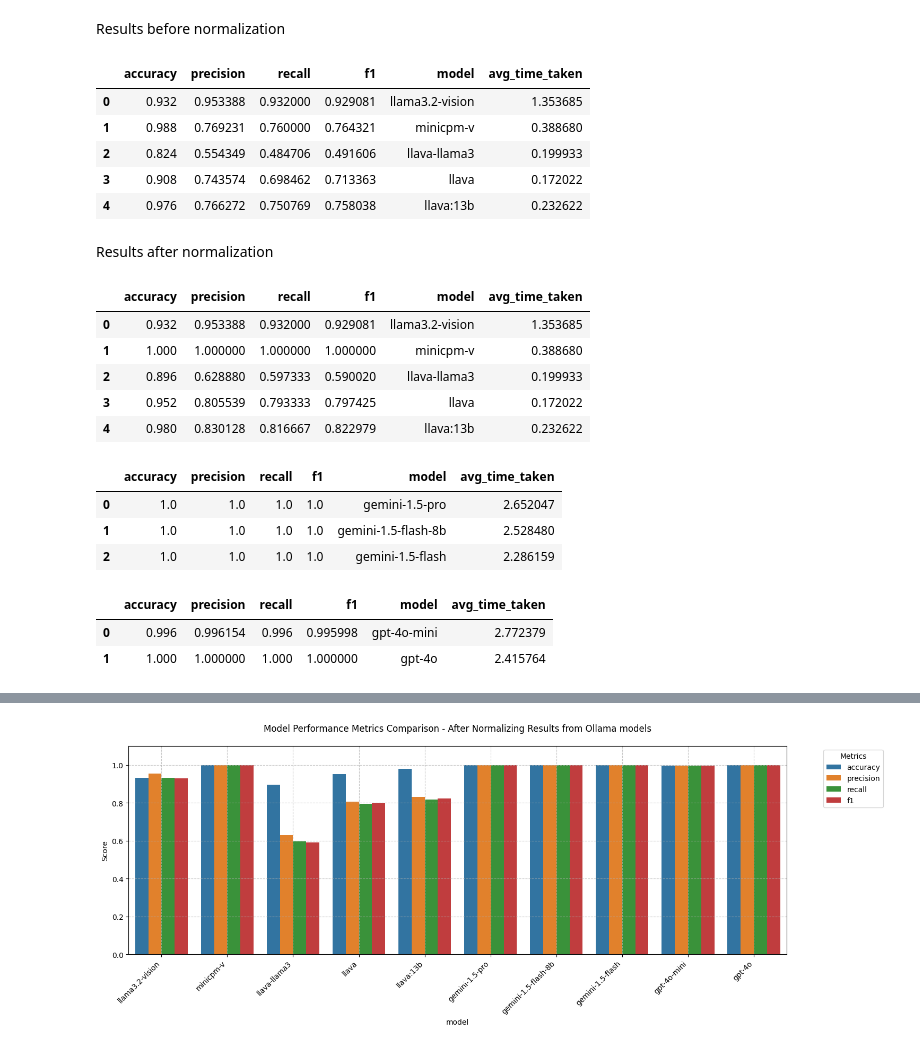
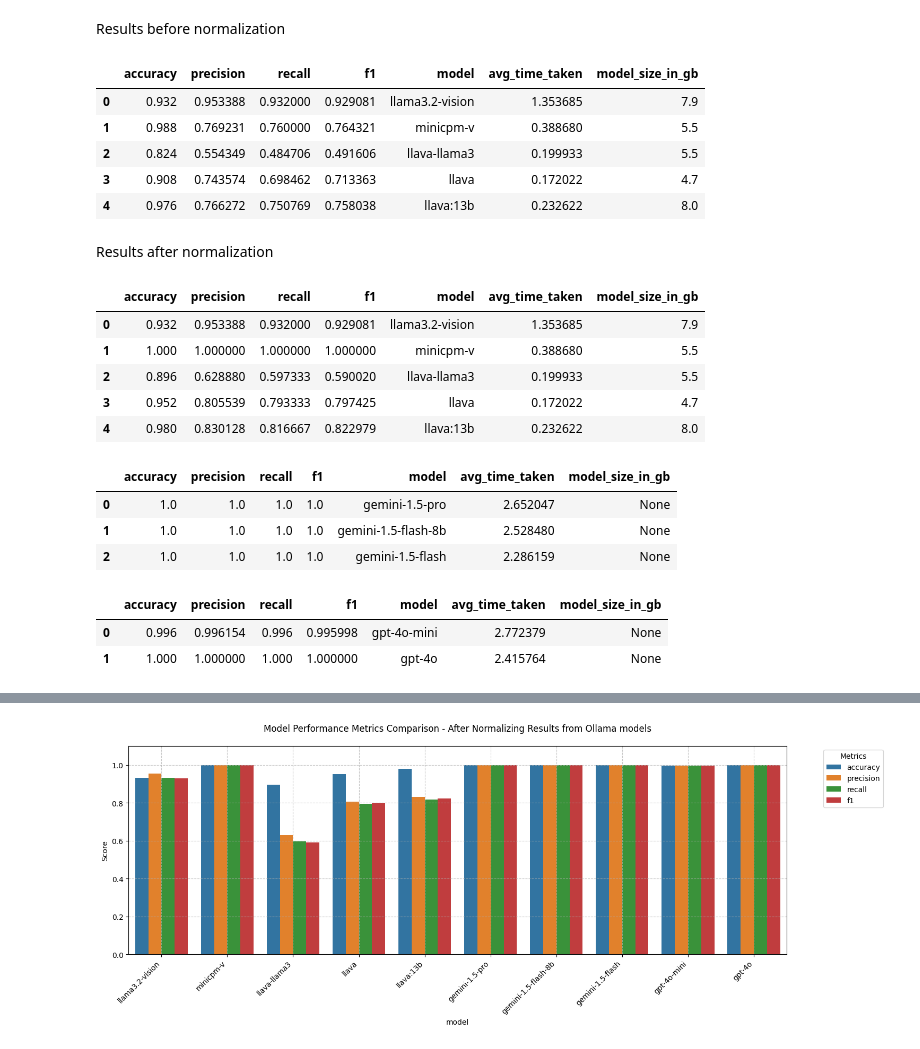
Before and after one commit to di37/image-classification-using-multimodal-llms, a Jupyter notebook: notebooks/04_Models_Evaluation.ipynb, the cells around one changed output, grey strips where cells are left out. Saved outputs shown, nothing was run; the diff lists cells and outputs as text; code cells hidden in the pictures.

```diff
--- a/notebooks/04_Models_Evaluation.ipynb
+++ b/notebooks/04_Models_Evaluation.ipynb
@@ -24,33 +24,34 @@ Results before normalization
 # %%
 final_results = []
 time_results = []
 
 for column in results_ollama.columns:
     if '_result' in column:
         result = compute_multiclass_metrics(true_categories, results_ollama[column].to_list())
         result['model'] = column.replace('_result', '')
         final_results.append(result)
 
     if '_elapsed_time' in column:
         time_result = {}
         time_result['model'] = column.replace('_elapsed_time', '')
         time_result['avg_time_taken'] = results_ollama[column].mean()
         time_results.append(time_result)
 
 # Convert results to DataFrames
 metrics_df = pd.DataFrame(final_results)
 timing_df = pd.DataFrame(time_results)
 
 # Merge the metrics and timing results on the model column
 final_results_ollama = pd.merge(metrics_df, timing_df, on='model', how='left')
+final_results_ollama['model_size_in_gb'] = [7.9, 5.5, 5.5, 4.7, 8.0]
 final_results_ollama
 # %% [output]
-|  | accuracy | precision | recall | f1 | model | avg_time_taken |
-| 0 | 0.932 | 0.953388 | 0.932000 | 0.929081 | llama3.2-vision | 1.353685 |
-| 1 | 0.988 | 0.769231 | 0.760000 | 0.764321 | minicpm-v | 0.388680 |
-| 2 | 0.824 | 0.554349 | 0.484706 | 0.491606 | llava-llama3 | 0.199933 |
-| 3 | 0.908 | 0.743574 | 0.698462 | 0.713363 | llava | 0.172022 |
-| 4 | 0.976 | 0.766272 | 0.750769 | 0.758038 | llava:13b | 0.232622 |
+|  | accuracy | precision | recall | f1 | model | avg_time_taken | model_size_in_gb |
+| 0 | 0.932 | 0.953388 | 0.932000 | 0.929081 | llama3.2-vision | 1.353685 | 7.9 |
+| 1 | 0.988 | 0.769231 | 0.760000 | 0.764321 | minicpm-v | 0.388680 | 5.5 |
+| 2 | 0.824 | 0.554349 | 0.484706 | 0.491606 | llava-llama3 | 0.199933 | 5.5 |
+| 3 | 0.908 | 0.743574 | 0.698462 | 0.713363 | llava | 0.172022 | 4.7 |
+| 4 | 0.976 | 0.766272 | 0.750769 | 0.758038 | llava:13b | 0.232622 | 8.0 |
 # %% [markdown]
 Results after normalization
 # %%
@@ -75,14 +76,15 @@ timing_df = pd.DataFrame(time_results)
 
 # Merge the metrics and timing results on the model column
 final_results_ollama_cleaned = pd.merge(metrics_df, timing_df, on='model', how='left')
+final_results_ollama_cleaned['model_size_in_gb'] = [7.9, 5.5, 5.5, 4.7, 8.0]
 final_results_ollama_cleaned
 # %% [output]
-|  | accuracy | precision | recall | f1 | model | avg_time_taken |
-| 0 | 0.932 | 0.953388 | 0.932000 | 0.929081 | llama3.2-vision | 1.353685 |
-| 1 | 1.000 | 1.000000 | 1.000000 | 1.000000 | minicpm-v | 0.388680 |
-| 2 | 0.896 | 0.628880 | 0.597333 | 0.590020 | llava-llama3 | 0.199933 |
-| 3 | 0.952 | 0.805539 | 0.793333 | 0.797425 | llava | 0.172022 |
-| 4 | 0.980 | 0.830128 | 0.816667 | 0.822979 | llava:13b | 0.232622 |
+|  | accuracy | precision | recall | f1 | model | avg_time_taken | model_size_in_gb |
+| 0 | 0.932 | 0.953388 | 0.932000 | 0.929081 | llama3.2-vision | 1.353685 | 7.9 |
+| 1 | 1.000 | 1.000000 | 1.000000 | 1.000000 | minicpm-v | 0.388680 | 5.5 |
+| 2 | 0.896 | 0.628880 | 0.597333 | 0.590020 | llava-llama3 | 0.199933 | 5.5 |
+| 3 | 0.952 | 0.805539 | 0.793333 | 0.797425 | llava | 0.172022 | 4.7 |
+| 4 | 0.980 | 0.830128 | 0.816667 | 0.822979 | llava:13b | 0.232622 | 8.0 |
 # %%
 final_results = []
 time_results = []
@@ -105,12 +107,13 @@ timing_df = pd.DataFrame(time_results)
 
 # Merge the metrics and timing results on the model column
 final_results_gemini = pd.merge(metrics_df, timing_df, on='model', how='left')
+final_results_gemini['model_size_in_gb'] = [None, None, None]
 final_results_gemini
 # %% [output]
-|  | accuracy | precision | recall | f1 | model | avg_time_taken |
-| 0 | 1.0 | 1.0 | 1.0 | 1.0 | gemini-1.5-pro | 2.652047 |
-| 1 | 1.0 | 1.0 | 1.0 | 1.0 | gemini-1.5-flash-8b | 2.528480 |
-| 2 | 1.0 | 1.0 | 1.0 | 1.0 | gemini-1.5-flash | 2.286159 |
+|  | accuracy | precision | recall | f1 | model | avg_time_taken | model_size_in_gb |
+| 0 | 1.0 | 1.0 | 1.0 | 1.0 | gemini-1.5-pro | 2.652047 | None |
+| 1 | 1.0 | 1.0 | 1.0 | 1.0 | gemini-1.5-flash-8b | 2.528480 | None |
+| 2 | 1.0 | 1.0 | 1.0 | 1.0 | gemini-1.5-flash | 2.286159 | None |
 # %%
 final_results = []
 time_results = []
@@ -133,11 +136,12 @@ timing_df = pd.DataFrame(time_results)
 
 # Merge the metrics and timing results on the model column
 final_results_openai = pd.merge(metrics_df, timing_df, on='model', how='left')
+final_results_openai['model_size_in_gb'] = [None, None]
 final_results_openai
 # %% [output]
-|  | accuracy | precision | recall | f1 | model | avg_time_taken |
-| 0 | 0.996 | 0.996154 | 0.996 | 0.995998 | gpt-4o-mini | 2.772379 |
-| 1 | 1.000 | 1.000000 | 1.000 | 1.000000 | gpt-4o | 2.415764 |
+|  | accuracy | precision | recall | f1 | model | avg_time_taken | model_size_in_gb |
+| 0 | 0.996 | 0.996154 | 0.996 | 0.995998 | gpt-4o-mini | 2.772379 | None |
+| 1 | 1.000 | 1.000000 | 1.000 | 1.000000 | gpt-4o | 2.415764 | None |
 # %%
 final_results = pd.concat([final_results_ollama, final_results_gemini, final_results_openai])
 final_results.reset_index(drop=True, inplace=True)
```
Also changed, not shown: parts of 5 cells of this notebook.
